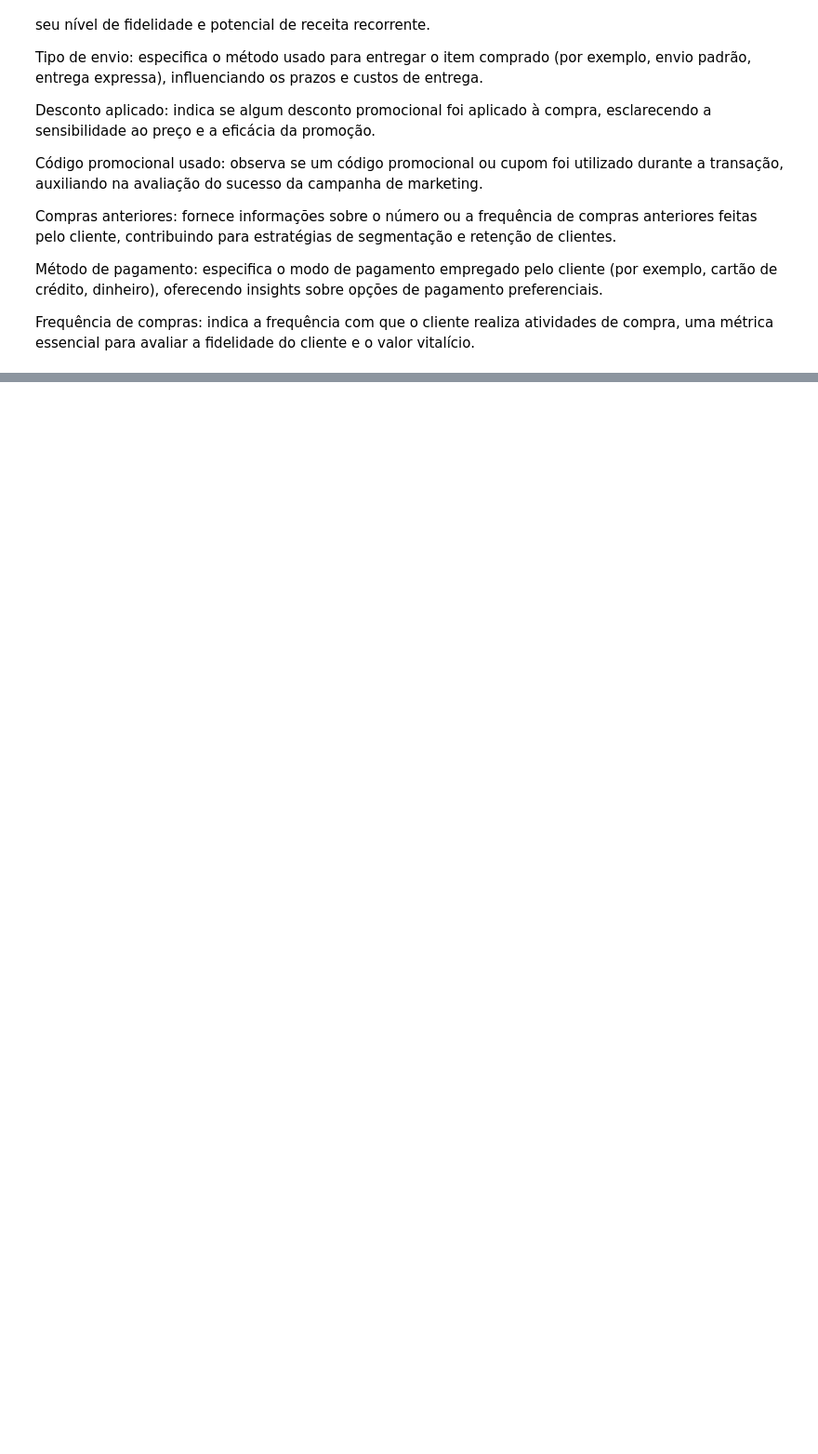
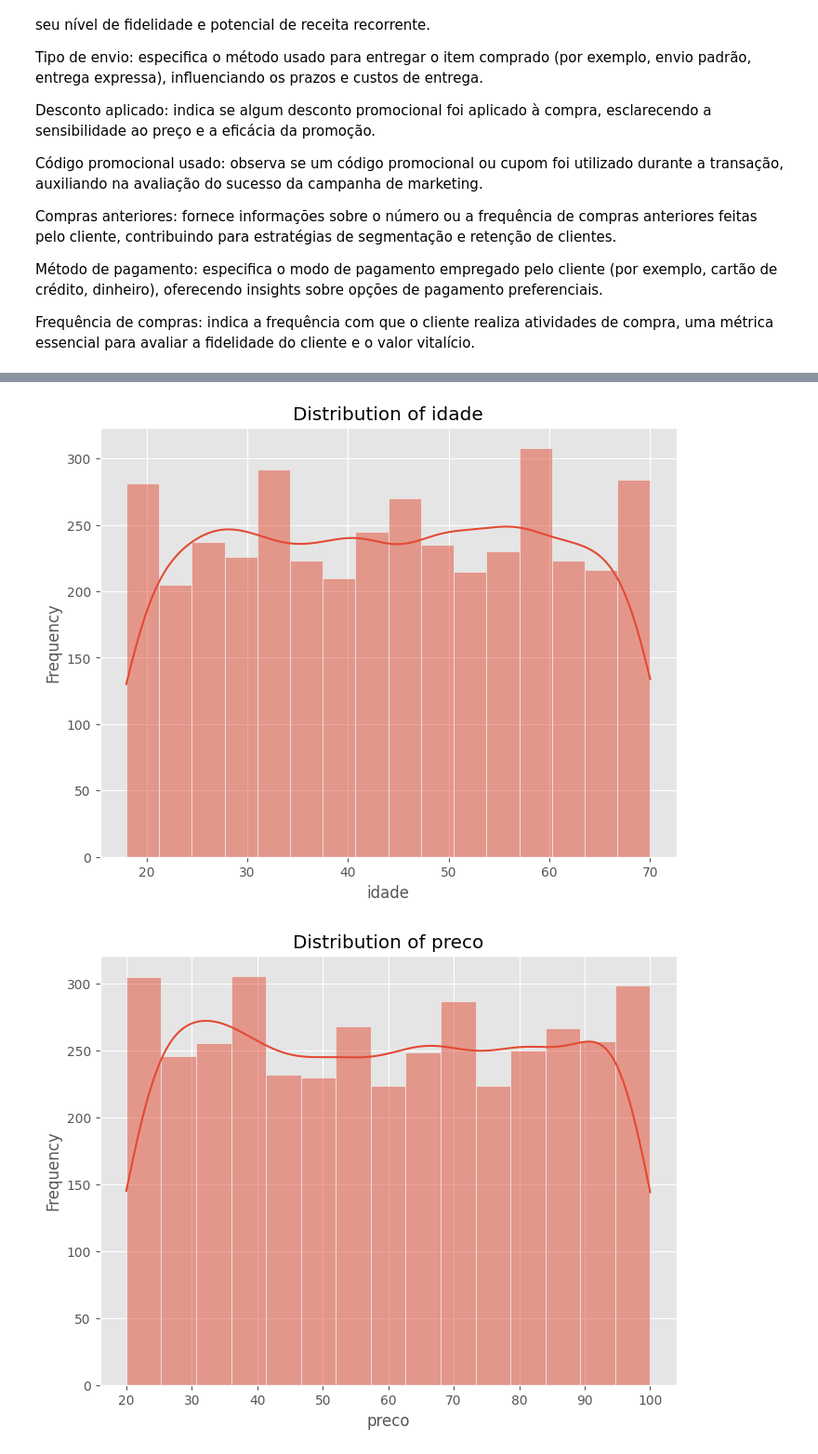
Before and after one commit to angelico-intelligence/clusterizacao-clientes, a Jupyter notebook: AnaliseClientes.ipynb, the cells around one changed output, grey strips where cells are left out. Shown: that part at 93% size. Drawn from its saved outputs; the diff is of its cells as text; code cells hidden in the pictures; blank space fills up the shorter version.

```diff
--- a/AnaliseClientes.ipynb
+++ b/AnaliseClientes.ipynb
@@ -85,3 +91,17 @@ Data columns (total 18 columns):
  17  frequencia_compras           3900 non-null   object
 dtypes: float64(1), int64(4), object(13)
 memory usage: 548.6+ KB
+# %%
+num_columns = df_shopping.select_dtypes(include=['number']).columns.drop('id')
+corr = df_shopping[num_columns].corr()
+# %%
+for column in num_columns:
+    plt.figure(figsize=(8, 6))
+    sns.histplot(df_shopping[column], kde=True)
+    plt.title(f'Distribution of {column}')
+    plt.xlabel(column)
+    plt.ylabel('Frequency')
+    plt.show()
+# %% [output]
+[figure, added]
+[figure, added]
```
Also changed, not shown: parts of 10 cells of this notebook.
